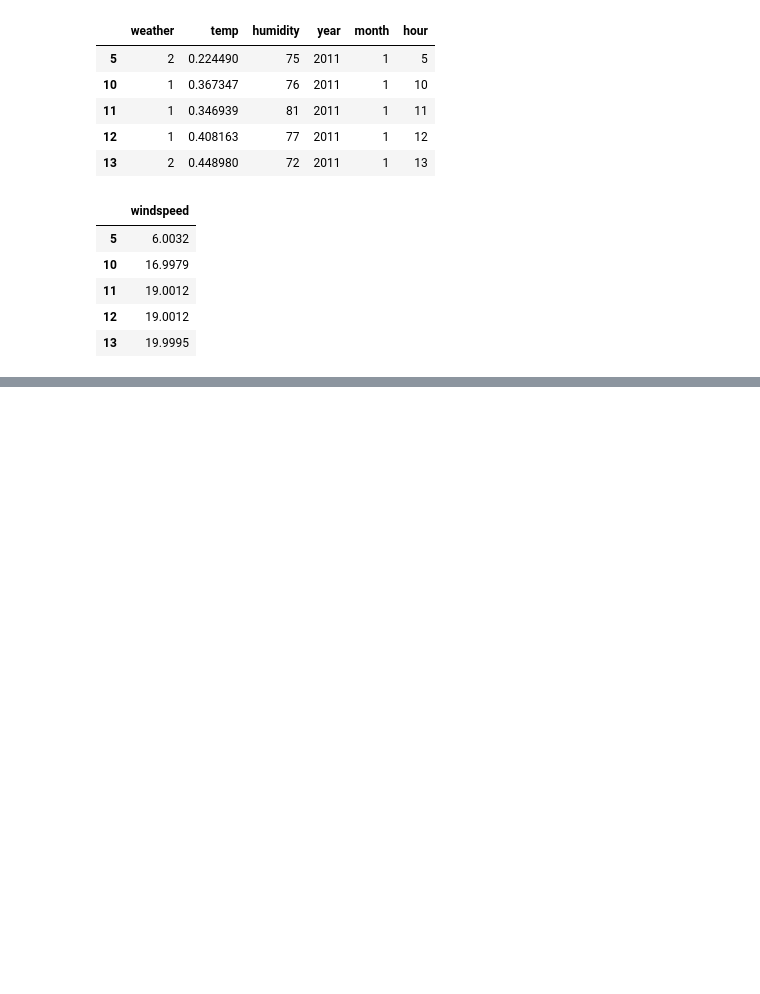
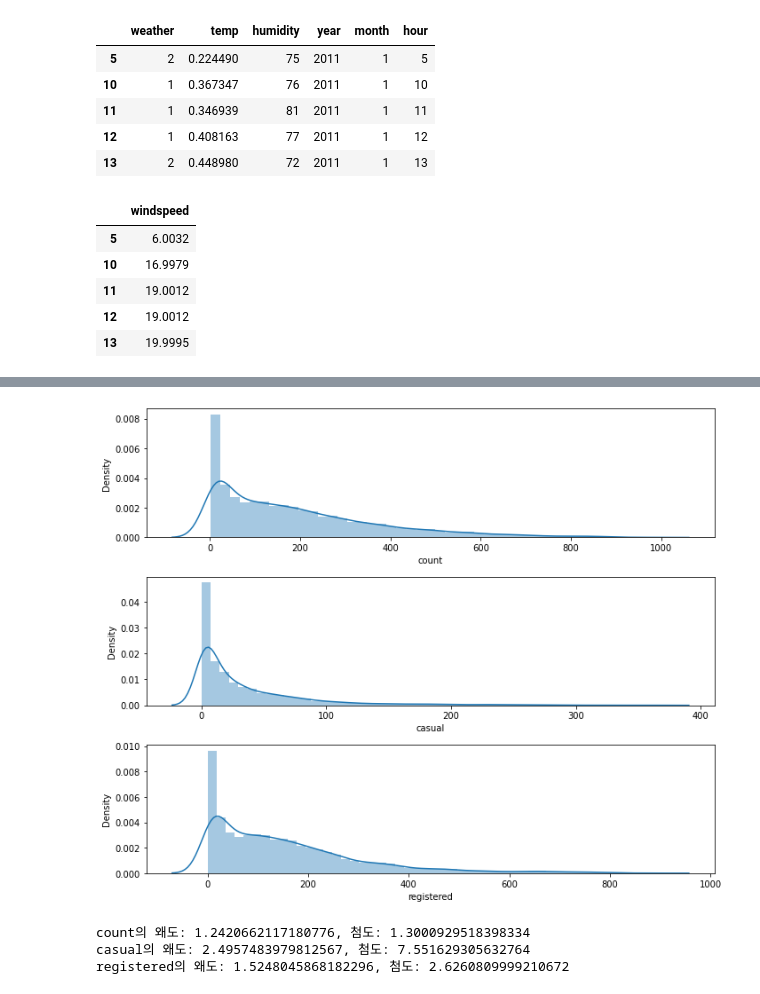
Before and after one commit to MyungHyun-Ahn/Bike_Sharing_Demand, a Jupyter notebook: Bike_Sharing_Demand_MHAhn_v0.14.ipynb, the cells around one changed output, grey strips where cells are left out. Cells and saved outputs as stored; diff of their text form; code cells hidden in the pictures; blank space fills up the shorter version.

```diff
--- a/Bike_Sharing_Demand_MHAhn_v0.14.ipynb
+++ b/Bike_Sharing_Demand_MHAhn_v0.14.ipynb
@@ -487,0 +672,10 @@ TypeError: The DType <class 'numpy.dtype[datetime64]'> could not be promoted by
+# %%
+hrf_model = RandomForestRegressor()
+
+hrf_param = {
+    'max_depth' : [7],
+    'n_estimators': [600, 700, 800]
+}
+
+hrf_gsc = GridSearchCV(hrf_model, param_grid=hrf_param, scoring='neg_mean_squared_error', cv=5, n_jobs=-1)
+hrf_gsc.fit(hX_train, hy_train.values.ravel())
@@ -487,0 +694,11 @@ TypeError: The DType <class 'numpy.dtype[datetime64]'> could not be promoted by
+# %%
+hgb_model = GradientBoostingRegressor()
+
+hgb_param = [{
+   'n_estimators': [40, 50, 60],
+   'max_depth': [2, 3],
+   'learning_rate': [0.1]
+}]
+
+hgb_gsc = GridSearchCV(hgb_model, param_grid=hgb_param, scoring='neg_mean_squared_error', cv=5, n_jobs=-1)
+hgb_gsc.fit(hX_train, hy_train.values.ravel())
@@ -487,0 +720,9 @@ TypeError: The DType <class 'numpy.dtype[datetime64]'> could not be promoted by
+# %%
+hbest_model = GradientBoostingRegressor(learning_rate = 0.1, max_depth = 3, n_estimators = 50)
+hbest_model.fit(hX_train, hy_train)
+hpre_y = hbest_model.predict(hpre_X)
+# %%
+index_hzeros = list(hu_zeros.index)
+
+for i in range(len(index_hzeros)):
+    df_n.loc[index_hzeros[i], 'humidity'] = hpre_y[i]
@@ -487,0 +771,16 @@ TypeError: The DType <class 'numpy.dtype[datetime64]'> could not be promoted by
+# %%
+f, ax = plt.subplots(nrows=3, figsize=(10,8))
+sns.distplot(df_n['count'], ax=ax[0])
+sns.distplot(df_n['casual'], ax=ax[1])
+sns.distplot(df_n['registered'], ax=ax[2])
+plt.tight_layout()
+# %% [output]
+[figure, added]
+# %%
+print('count의 왜도: {}, 첨도: {}'.format(df_n['count'].skew(), df_n['count'].kurt()))
+print('casual의 왜도: {}, 첨도: {}'.format(df_n['casual'].skew(), df_n['casual'].kurt()))
+print('registered의 왜도: {}, 첨도: {}'.format(df_n['registered'].skew(), df_n['registered'].kurt()))
+# %% [output]
+count의 왜도: 1.2420662117180776, 첨도: 1.3000929518398334
+casual의 왜도: 2.4957483979812567, 첨도: 7.551629305632764
+registered의 왜도: 1.5248045868182296, 첨도: 2.6260809999210672
```
Also changed, not shown: parts of 126 cells of this notebook.
